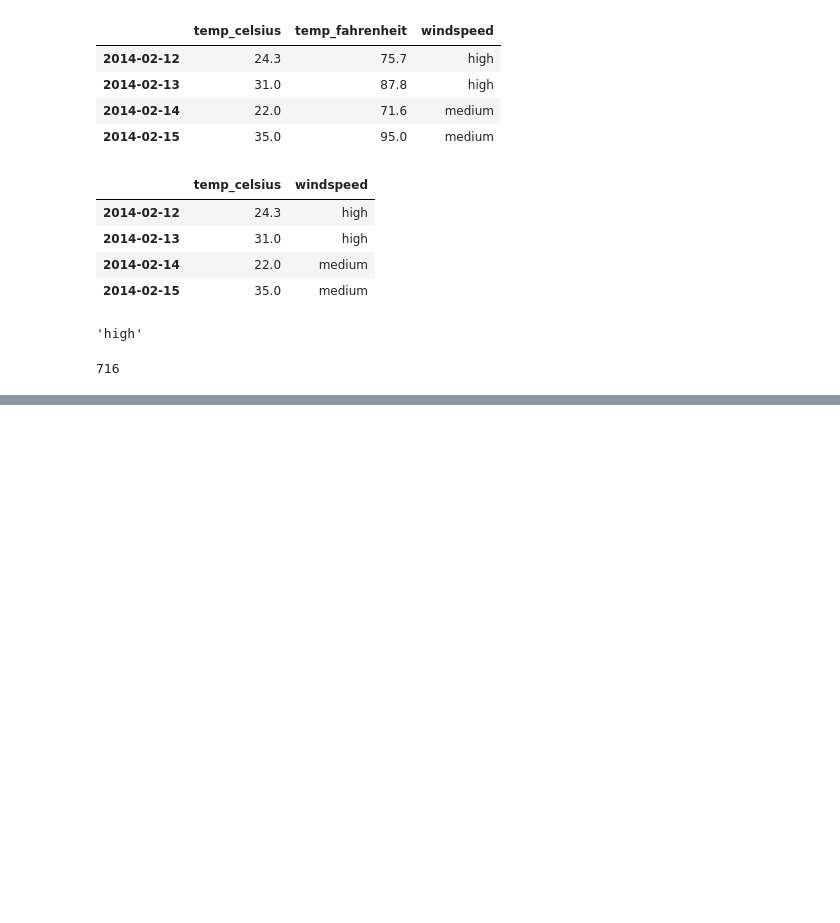
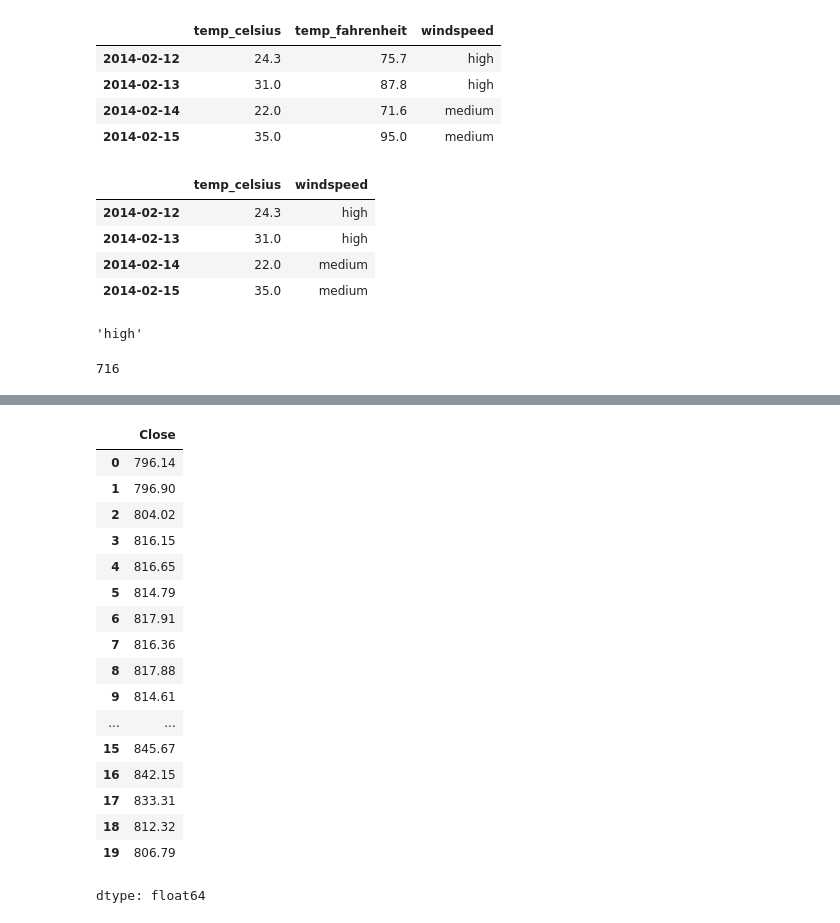
Before and after one commit to bcarmoai/Colab, a Jupyter notebook: Boris_course_code_Chapter_3_(BC).ipynb, the cells around one changed output, grey strips where cells are left out. Drawn from its saved outputs; the diff is of its cells as text; code cells hidden in the pictures; blank space fills up the shorter version.

```diff
--- a/Boris_course_code_Chapter_3_(BC).ipynb
+++ b/Boris_course_code_Chapter_3_(BC).ipynb
@@ -433,0 +595,2 @@ pokemon_idx["#"].get("Xerneas")
+# %%
+google_stock.add(10).head()
@@ -433,0 +605,21 @@ pokemon_idx["#"].get("Xerneas")
+# %%
+google_stock + 10
+# %% [output]
+|  | Close |
+| 0 | 796.14 |
+| 1 | 796.90 |
+| 2 | 804.02 |
+| 3 | 816.15 |
+| 4 | 816.65 |
+| 5 | 814.79 |
+| 6 | 817.91 |
+| 7 | 816.36 |
+| 8 | 817.88 |
+| 9 | 814.61 |
+| ... | ... |
+| 15 | 845.67 |
+| 16 | 842.15 |
+| 17 | 833.31 |
+| 18 | 812.32 |
+| 19 | 806.79 |
+dtype: float64
```
Also changed, not shown: parts of 45 cells of this notebook.
